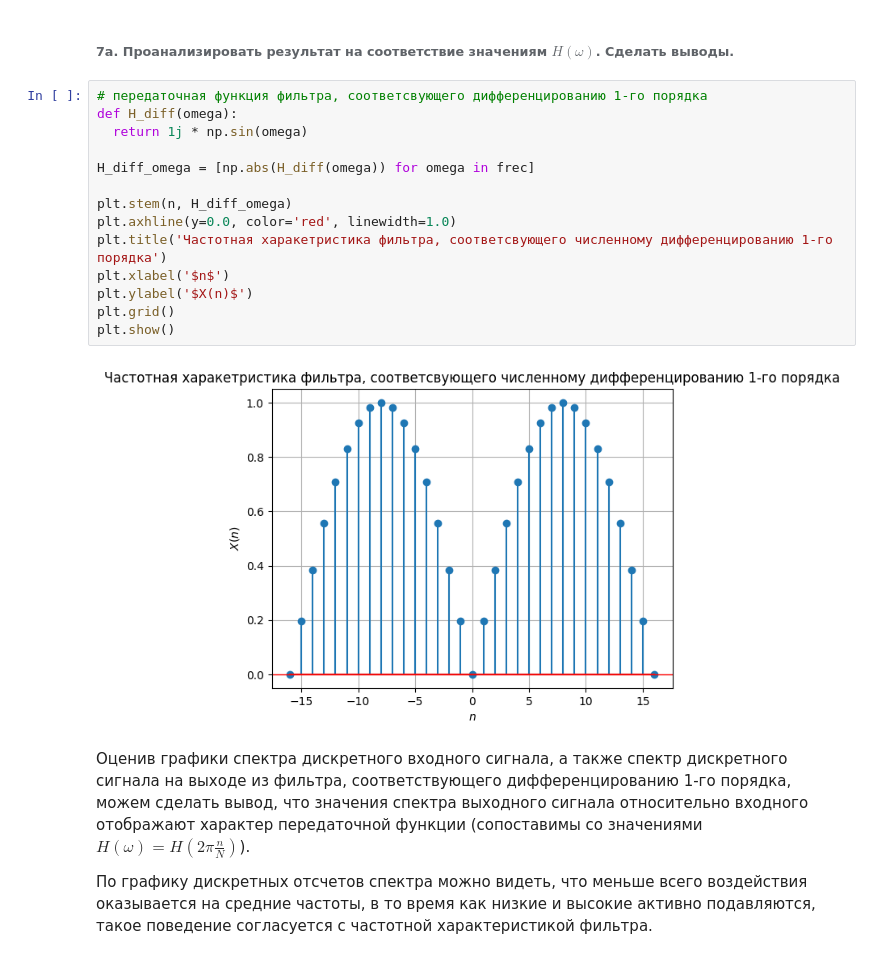
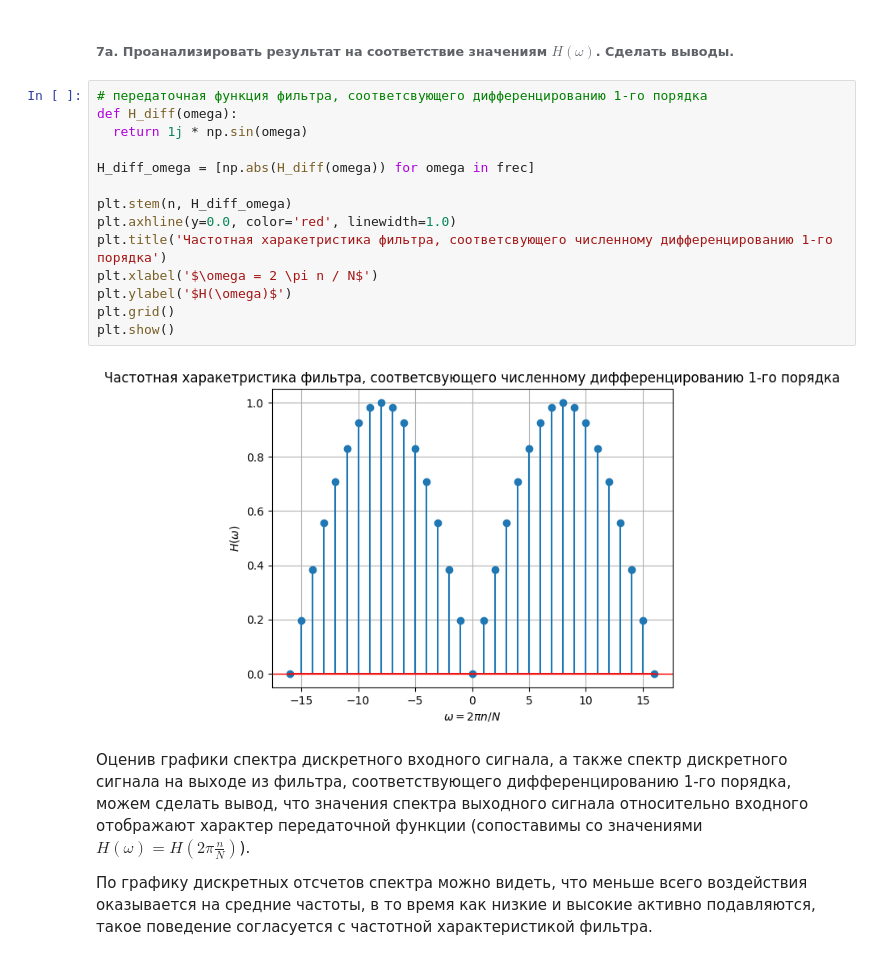
Before and after one commit to the-mvi/dsp-2023, a Jupyter notebook: 0382_Detkova_AS_Rubezhova_NA/task6.ipynb, the cells around one changed output. Cells and saved outputs as stored; diff of their text form.

```diff
--- a/0382_Detkova_AS_Rubezhova_NA/task6.ipynb
+++ b/0382_Detkova_AS_Rubezhova_NA/task6.ipynb
@@ -358,19 +358,19 @@ plt.show()
 # %%
 # передаточная функция фильтра, соответсвующего дифференцированию 1-го порядка
 def H_diff(omega):
   return 1j * np.sin(omega)
 
 H_diff_omega = [np.abs(H_diff(omega)) for omega in frec]
 
 plt.stem(n, H_diff_omega)
 plt.axhline(y=0.0, color='red', linewidth=1.0)
 plt.title('Частотная харакетристика фильтра, соответсвующего численному дифференцированию 1-го порядка')
-plt.xlabel('$n$')
-plt.ylabel('$X(n)$')
+plt.xlabel('$\omega = 2 \pi n / N$')
+plt.ylabel('$H(\omega)$')
 plt.grid()
 plt.show()
 # %% [output]
-[figure, old version]
+[figure, new version]
 # %% [markdown]
 Оценив графики спектра дискретного входного сигнала, а также спектр дискретного сигнала на выходе из фильтра, соответствующего дифференцированию 1-го порядка, можем сделать вывод, что значения спектра выходного сигнала относительно входного отображают характер передаточной функции (сопоставимы со значениями $H(\omega) = H(2 \pi \frac n N)$).
 
```
Also changed, not shown: parts of 1 cell of this notebook.
